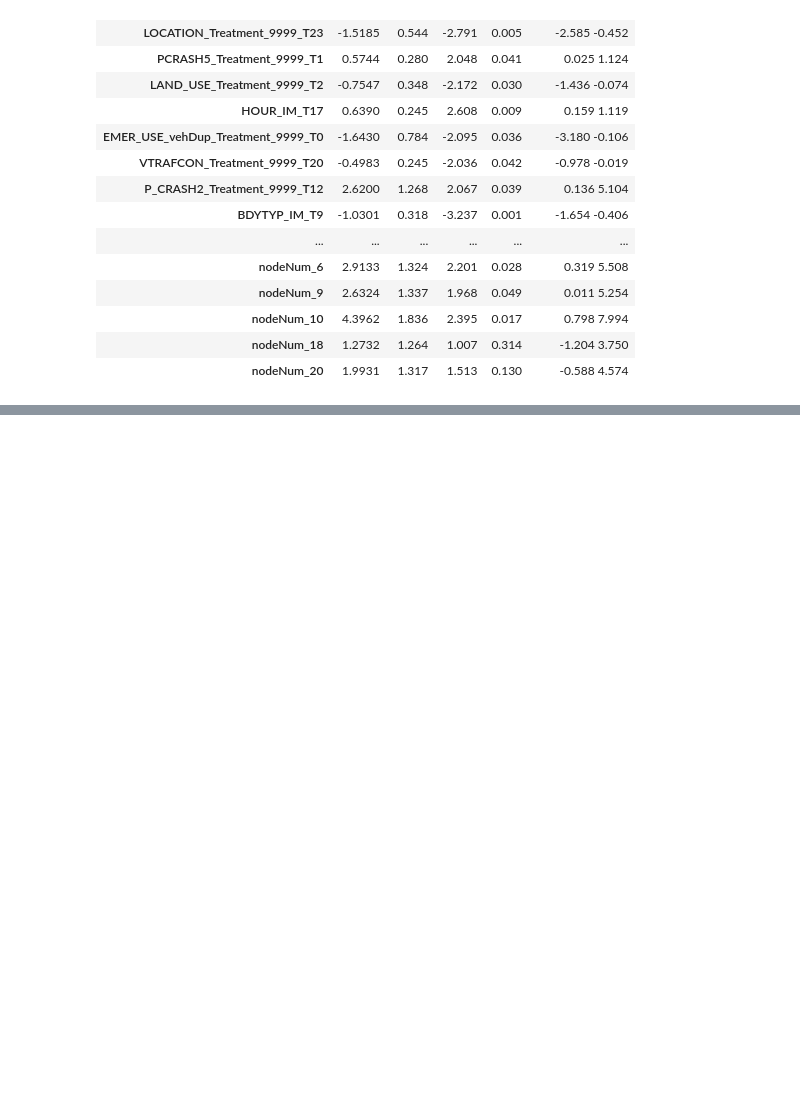
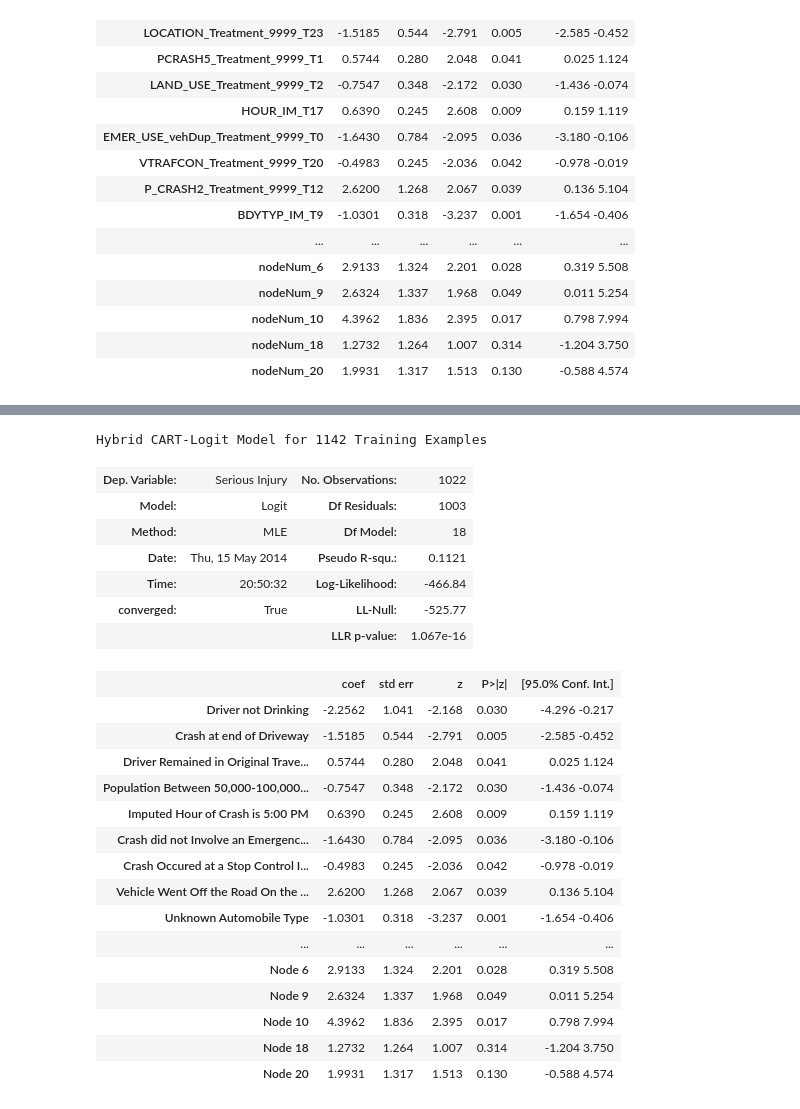
Before and after one commit to fagan2888/cs289_final_project, a Jupyter notebook: make_learning_curves.ipynb, the cells around one changed output, grey strips where cells are left out. Saved outputs shown, nothing was run; the diff lists cells and outputs as text; code cells hidden in the pictures; blank space fills up the shorter version.

```diff
--- a/make_learning_curves.ipynb
+++ b/make_learning_curves.ipynb
@@ -345,0 +653,28 @@ Logit Regression Results
+# %%
+hybrid_model_1142.summary(yname="Serious Injury", xname=hybrid_model_names_1142,
+                          title="Hybrid CART-Logit Model for 1142 Training Examples")
+# %% [output]
+Hybrid CART-Logit Model for 1142 Training Examples
+| Dep. Variable: | Serious Injury | No. Observations: | 1022 |
+| Model: | Logit | Df Residuals: | 1003 |
+| Method: | MLE | Df Model: | 18 |
+| Date: | Thu, 15 May 2014 | Pseudo R-squ.: | 0.1121 |
+| Time: | 20:50:32 | Log-Likelihood: | -466.84 |
+| converged: | True | LL-Null: | -525.77 |
+|  |  | LLR p-value: | 1.067e-16 |
+|  | coef | std err | z | P>|z| | [95.0% Conf. Int.] |
+| Driver not Drinking | -2.2562 | 1.041 | -2.168 | 0.030 | -4.296 -0.217 |
+| Crash at end of Driveway | -1.5185 | 0.544 | -2.791 | 0.005 | -2.585 -0.452 |
+| Driver Remained in Original Trave... | 0.5744 | 0.280 | 2.048 | 0.041 | 0.025 1.124 |
+| Population Between 50,000-100,000... | -0.7547 | 0.348 | -2.172 | 0.030 | -1.436 -0.074 |
+| Imputed Hour of Crash is 5:00 PM | 0.6390 | 0.245 | 2.608 | 0.009 | 0.159 1.119 |
+| Crash did not Involve an Emergenc... | -1.6430 | 0.784 | -2.095 | 0.036 | -3.180 -0.106 |
+| Crash Occured at a Stop Control I... | -0.4983 | 0.245 | -2.036 | 0.042 | -0.978 -0.019 |
+| Vehicle Went Off the Road On the ... | 2.6200 | 1.268 | 2.067 | 0.039 | 0.136 5.104 |
+| Unknown Automobile Type | -1.0301 | 0.318 | -3.237 | 0.001 | -1.654 -0.406 |
+| ... | ... | ... | ... | ... | ... |
+| Node 6 | 2.9133 | 1.324 | 2.201 | 0.028 | 0.319 5.508 |
+| Node 9 | 2.6324 | 1.337 | 1.968 | 0.049 | 0.011 5.254 |
+| Node 10 | 4.3962 | 1.836 | 2.395 | 0.017 | 0.798 7.994 |
+| Node 18 | 1.2732 | 1.264 | 1.007 | 0.314 | -1.204 3.750 |
+| Node 20 | 1.9931 | 1.317 | 1.513 | 0.130 | -0.588 4.574 |
```
Also changed, not shown: parts of 33 cells of this notebook, 3 other files.
